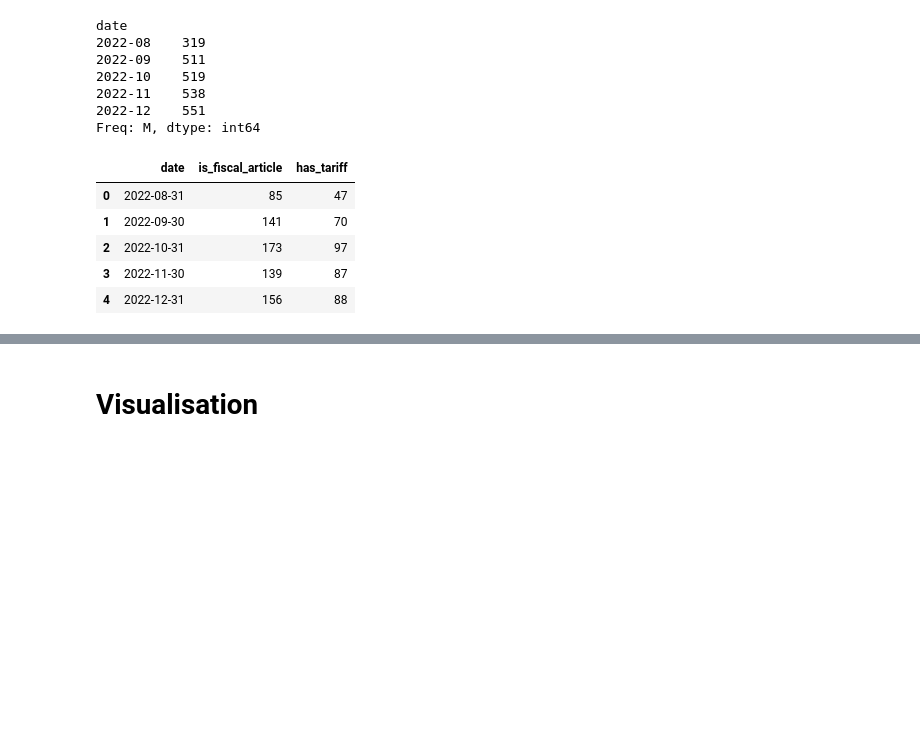
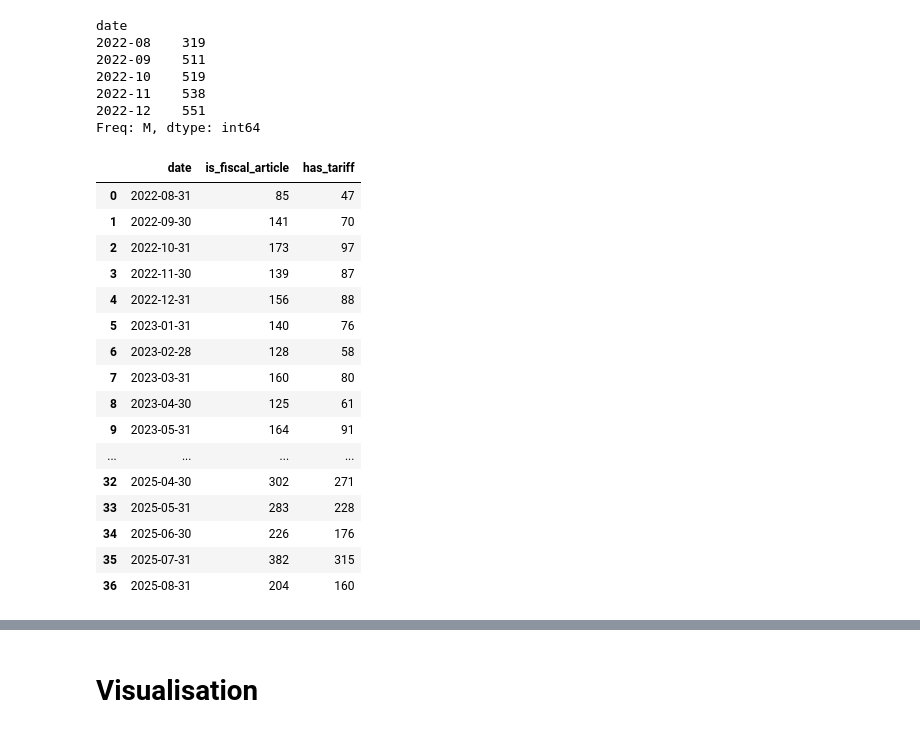
Before and after one commit to nguyenhaitran/Fiscal-Trade-Policy-Intelligence, a Jupyter notebook: fiscal_policy_index/pdf_extraction.ipynb, the cells around one changed output, grey strips where cells are left out. Drawn from its saved outputs; the diff is of its cells as text; code cells hidden in the pictures; blank space fills up the shorter version.

```diff
--- a/fiscal_policy_index/pdf_extraction.ipynb
+++ b/fiscal_policy_index/pdf_extraction.ipynb
@@ -445,14 +511,25 @@ Freq: M, dtype: int64
 # %%
 # Number of fiscal and tariff articles by the end of each months
 fiscal_tariff_counts=wsj_df.groupby(pd.Grouper(key='date', axis=0, freq='ME')).sum().reset_index()[['date', 'is_fiscal_article', 'has_tariff']]
-fiscal_tariff_counts.head()
+fiscal_tariff_counts
 # %% [output]
 |  | date | is_fiscal_article | has_tariff |
 | 0 | 2022-08-31 | 85 | 47 |
 | 1 | 2022-09-30 | 141 | 70 |
 | 2 | 2022-10-31 | 173 | 97 |
 | 3 | 2022-11-30 | 139 | 87 |
 | 4 | 2022-12-31 | 156 | 88 |
+| 5 | 2023-01-31 | 140 | 76 |
+| 6 | 2023-02-28 | 128 | 58 |
+| 7 | 2023-03-31 | 160 | 80 |
+| 8 | 2023-04-30 | 125 | 61 |
+| 9 | 2023-05-31 | 164 | 91 |
+| ... | ... | ... | ... |
+| 32 | 2025-04-30 | 302 | 271 |
+| 33 | 2025-05-31 | 283 | 228 |
+| 34 | 2025-06-30 | 226 | 176 |
+| 35 | 2025-07-31 | 382 | 315 |
+| 36 | 2025-08-31 | 204 | 160 |
 # %%
 # FULL CALCULATION
 ## Step 1: Raw count
```
Also changed, not shown: parts of 9 cells of this notebook.
